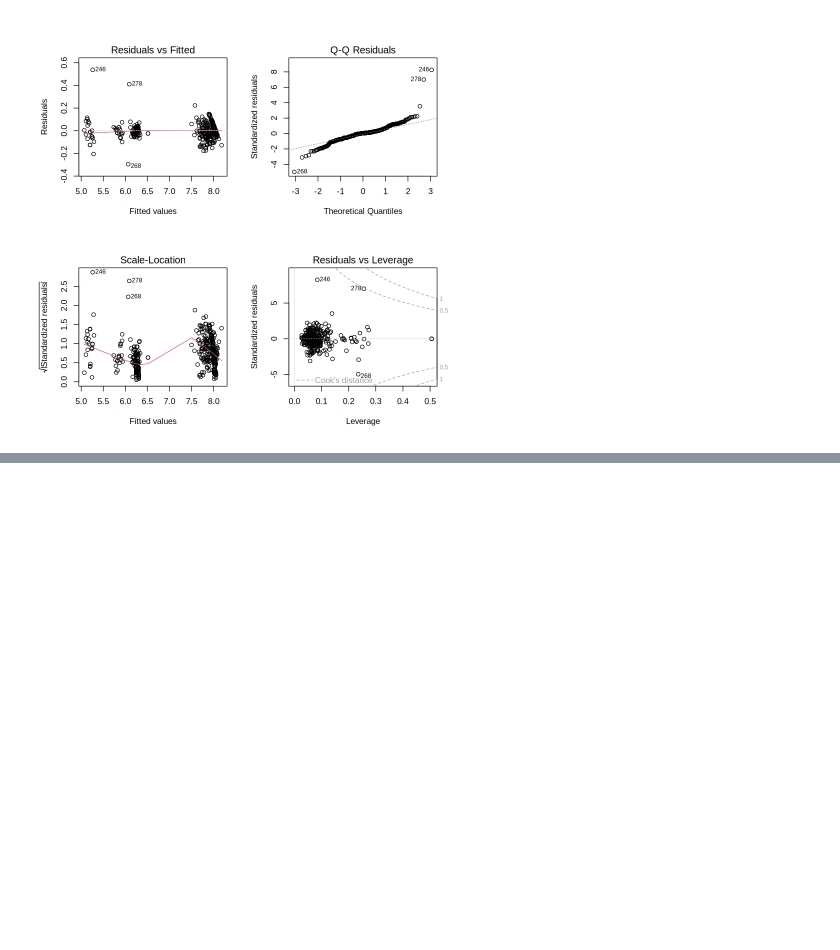
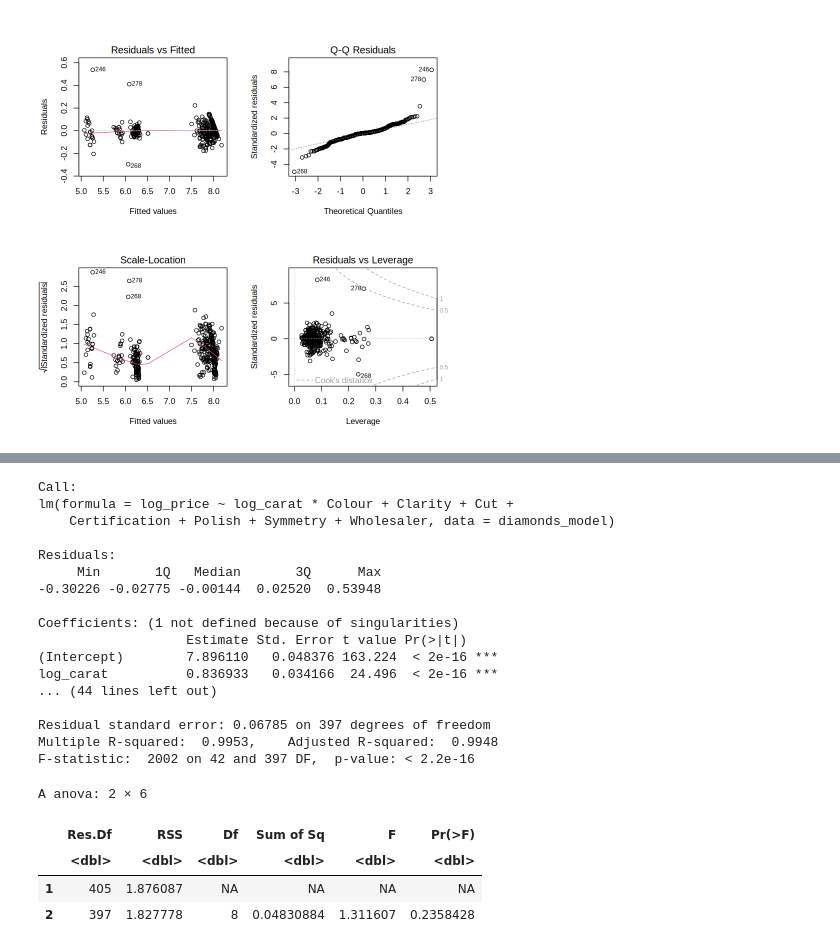
Before and after one commit to iplaycos1-crypto/MBA6636, a Jupyter notebook: Copy_of_MBA6636_3769291_Sun_DEA.ipynb, the cells around one changed output, grey strips where cells are left out. Drawn from its saved outputs; the diff is of its cells as text; code cells hidden in the pictures; blank space fills up the shorter version.

```diff
--- a/Copy_of_MBA6636_3769291_Sun_DEA.ipynb
+++ b/Copy_of_MBA6636_3769291_Sun_DEA.ipynb
@@ -525,0 +557,16 @@ A tibble: 5 × 5
+# %%
+# Data clean and standardize the data
+diamonds_clean <- diamonds_data %>%
+  mutate(
+    across(
+      where(is.character),
+      trimws
+    ),
+    across(
+      any_of(c(
+        "Colour", "Clarity", "Cut",
+        "Certification", "Polish", "Symmetry"
+      )),
+      toupper
+    )
+  )
@@ -643,0 +700,37 @@ price_model <- lm(
+# %%
+
+# Model with a possible interaction
+interaction_model <- lm(
+  log_price ~ log_carat * Colour + Clarity +
+    Cut + Certification + Polish + Symmetry +
+    Wholesaler,
+  data = diamonds_model
+)
+
+summary(interaction_model)
+
+# Compare models
+anova(price_model, interaction_model)
+# %% [output]
+Call:
+lm(formula = log_price ~ log_carat * Colour + Clarity + Cut +
+    Certification + Polish + Symmetry + Wholesaler, data = diamonds_model)
+
+Residuals:
+     Min       1Q   Median       3Q      Max
+-0.30226 -0.02775 -0.00144  0.02520  0.53948
+
+Coefficients: (1 not defined because of singularities)
+                   Estimate Std. Error t value Pr(>|t|)
+(Intercept)        7.896110   0.048376 163.224  < 2e-16 ***
+log_carat          0.836933   0.034166  24.496  < 2e-16 ***
+... (44 lines left out)
+
+Residual standard error: 0.06785 on 397 degrees of freedom
+Multiple R-squared:  0.9953,    Adjusted R-squared:  0.9948
+F-statistic:  2002 on 42 and 397 DF,  p-value: < 2.2e-16
+A anova: 2 × 6
+|  | Res.Df | RSS | Df | Sum of Sq | F | Pr(>F) |
+|  | <dbl> | <dbl> | <dbl> | <dbl> | <dbl> | <dbl> |
+| 1 | 405 | 1.876087 | NA | NA | NA | NA |
+| 2 | 397 | 1.827778 | 8 | 0.04830884 | 1.311607 | 0.2358428 |
```
Also changed, not shown: parts of 12 cells of this notebook.
